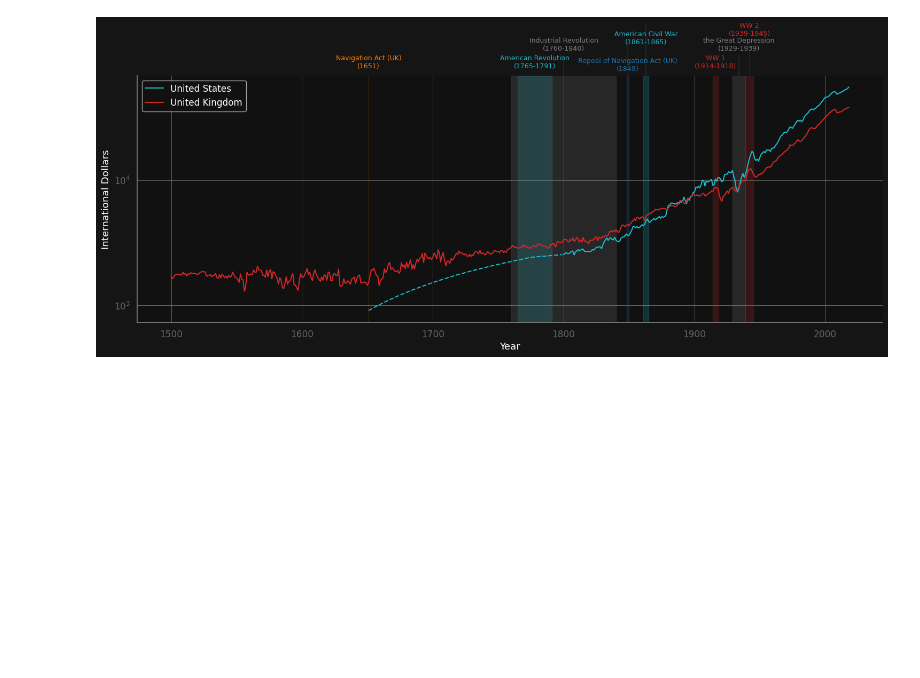
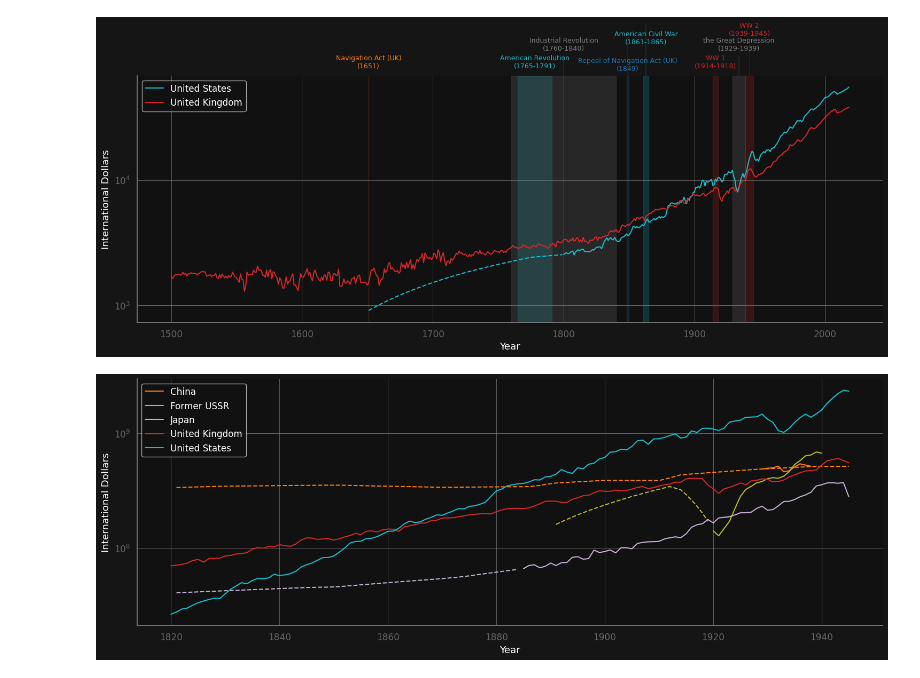
Before and after one commit to utkusarioglu/backtesting-workshop, a Jupyter notebook: src/quant/long_run_growth/long_run_growth.ipynb, the cells around one changed output. Saved outputs shown, nothing was run; the diff lists cells and outputs as text; code cells hidden in the pictures; blank space fills up the shorter version.

```diff
--- a/src/quant/long_run_growth/long_run_growth.ipynb
+++ b/src/quant/long_run_growth/long_run_growth.ipynb
@@ -261,3 +256,25 @@ plot_with_events(
 )
 # %% [output]
 [figure]
+# %%
+# import matplotlib.pyplot as plt
+
+d = data.set_index(["countrycode", "year"])
+d["gdp"] = d["gdppc"] * d["pop"]
+gdp = d["gdp"]
+
+country = "CHN SUN JPN GBR USA".upper().split(" ")
+start_year = 1820
+end_year = 1945
+
+plot_with_events(
+    countries=country,
+    country_codes=code_to_name,
+    color_mapping=color_mapping,
+    gdp_pc=gdp,
+    start_year=start_year,
+    end_year=end_year,
+    events=[],
+)
+# %% [output]
+[figure, added]
```
Also changed, not shown: parts of 9 cells of this notebook, 1 other file.
